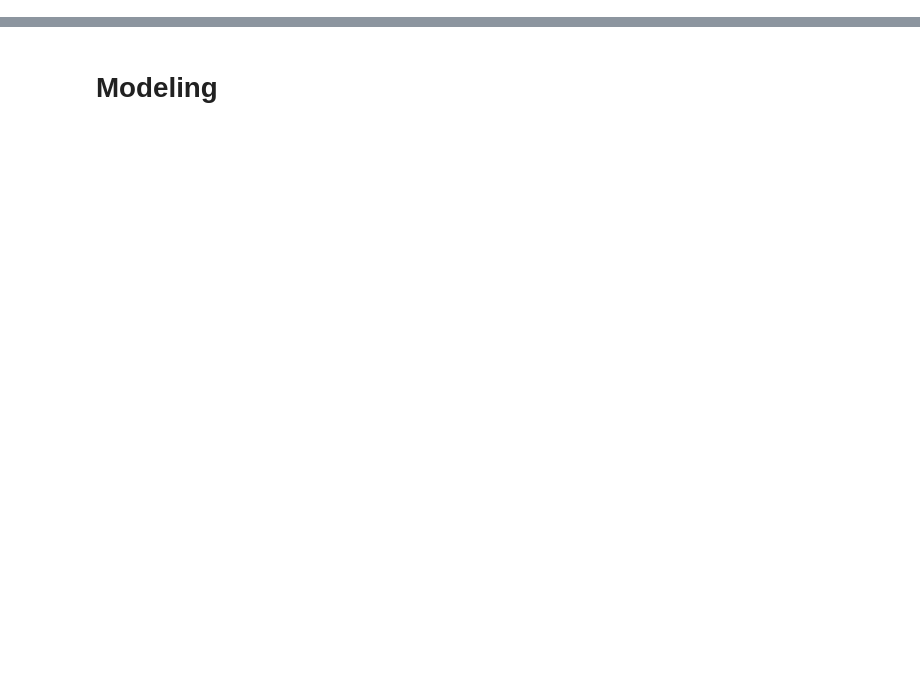
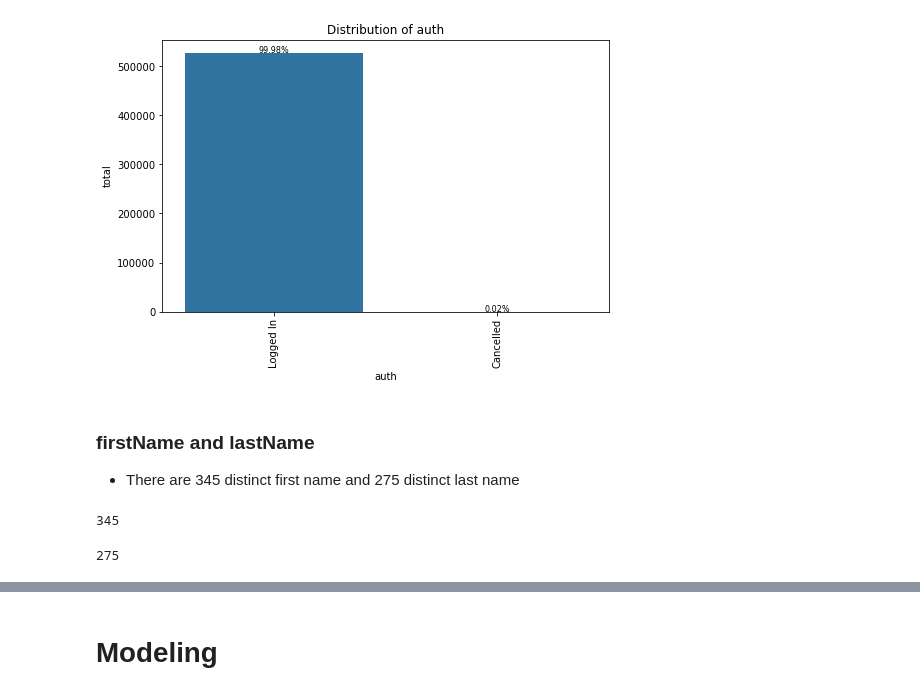
Before and after one commit to peterle93/Customer-Churn-Prediction-with-Spark, a Jupyter notebook: Sparkify.ipynb, the cells around one changed output, grey strips where cells are left out. Drawn from its saved outputs; the diff is of its cells as text; code cells hidden in the pictures; blank space fills up the shorter version.

```diff
--- a/Sparkify.ipynb
+++ b/Sparkify.ipynb
@@ -730,0 +40,3 @@ df.toPandas().to_csv(filepath)
+# %%
+customer_event_df = spark.read.json("../data/medium-sparkify-event-data.json")
+customer_event_df.head(5)
@@ -730,0 +117,2 @@ df.toPandas().to_csv(filepath)
+# %%
+customer_event_df = customer_event_df.filter(customer_event_df.userId != "")
@@ -730,0 +139,3 @@ df.toPandas().to_csv(filepath)
+# %%
+customer_event_df = customer_event_df.fillna("None", subset=["artist", "song"])
+customer_event_df = customer_event_df.fillna(0, subset=["length"])
@@ -730,0 +231,20 @@ df.toPandas().to_csv(filepath)
+# %%
+auth_count = customer_event_df.select("auth", ).groupby("auth"). \
+    agg({"auth": "count"}).select("auth", col("count(auth)").alias("total")). \
+    sort(desc("total")).toPandas()
+# %%
+sns_barplot_text("auth", "total", auth_count, title="Distribution of auth")
+# %% [output]
+[figure, added]
+# %% [markdown]
+### firstName and lastName
+
+* There are 345 distinct first name and 275 distinct last name
+# %%
+customer_event_df.select("firstName").distinct().count()
+# %% [output]
+345
+# %%
+customer_event_df.select("lastName").distinct().count()
+# %% [output]
+275
```
Also changed, not shown: parts of 285 cells of this notebook.
